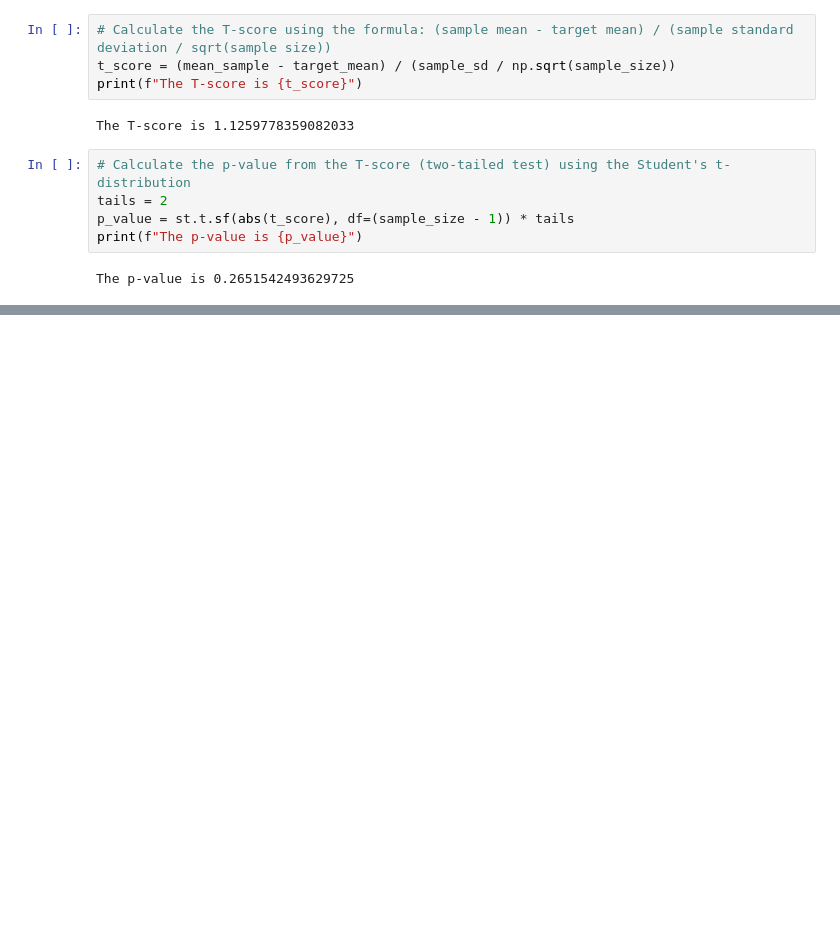
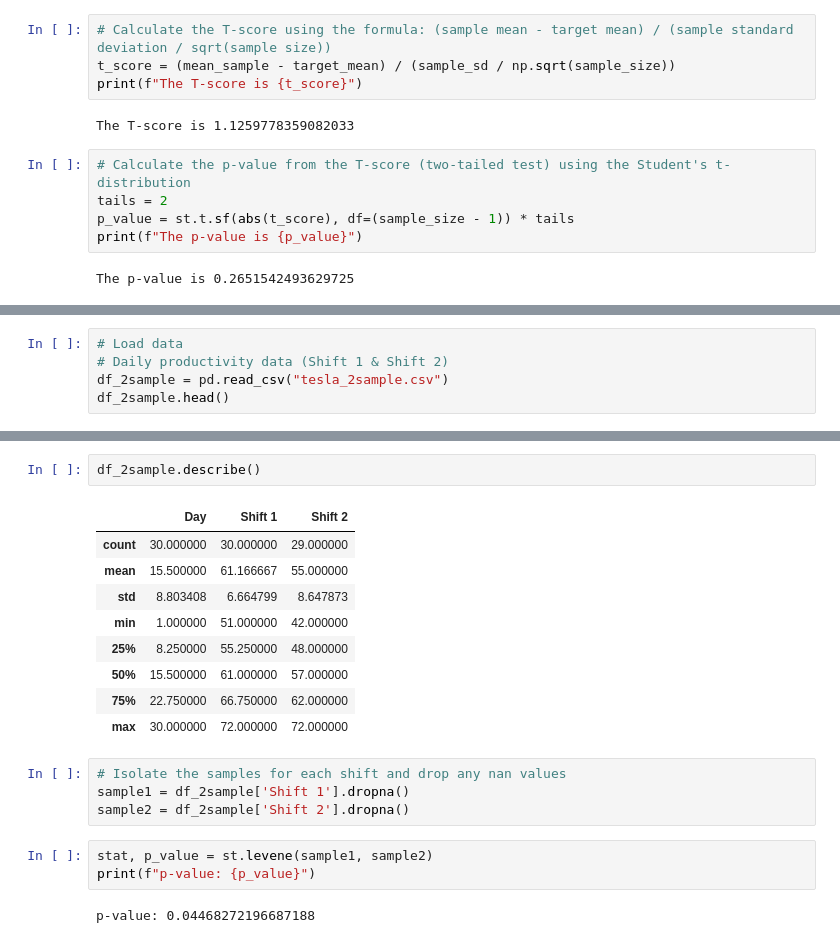
Before and after one commit to dthunn/python-statistics-, a Jupyter notebook: hypothesis_testing/hypothesis_testing.ipynb, the cells around one changed output, grey strips where cells are left out. Cells and saved outputs as stored; diff of their text form; blank space fills up the shorter version.

```diff
--- a/hypothesis_testing/hypothesis_testing.ipynb
+++ b/hypothesis_testing/hypothesis_testing.ipynb
@@ -131,0 +209,5 @@ P-value: 0.2651542493629725
+# %%
+# Load data
+# Daily productivity data (Shift 1 & Shift 2)
+df_2sample = pd.read_csv("tesla_2sample.csv")
+df_2sample.head()
@@ -131,0 +221,21 @@ P-value: 0.2651542493629725
+# %%
+df_2sample.describe()
+# %% [output]
+|  | Day | Shift 1 | Shift 2 |
+| count | 30.000000 | 30.000000 | 29.000000 |
+| mean | 15.500000 | 61.166667 | 55.000000 |
+| std | 8.803408 | 6.664799 | 8.647873 |
+| min | 1.000000 | 51.000000 | 42.000000 |
+| 25% | 8.250000 | 55.250000 | 48.000000 |
+| 50% | 15.500000 | 61.000000 | 57.000000 |
+| 75% | 22.750000 | 66.750000 | 62.000000 |
+| max | 30.000000 | 72.000000 | 72.000000 |
+# %%
+# Isolate the samples for each shift and drop any nan values
+sample1 = df_2sample['Shift 1'].dropna()
+sample2 = df_2sample['Shift 2'].dropna()
+# %%
+stat, p_value = st.levene(sample1, sample2)
+print(f"p-value: {p_value}")
+# %% [output]
+p-value: 0.04468272196687188
```
Also changed, not shown: parts of 23 cells of this notebook.
